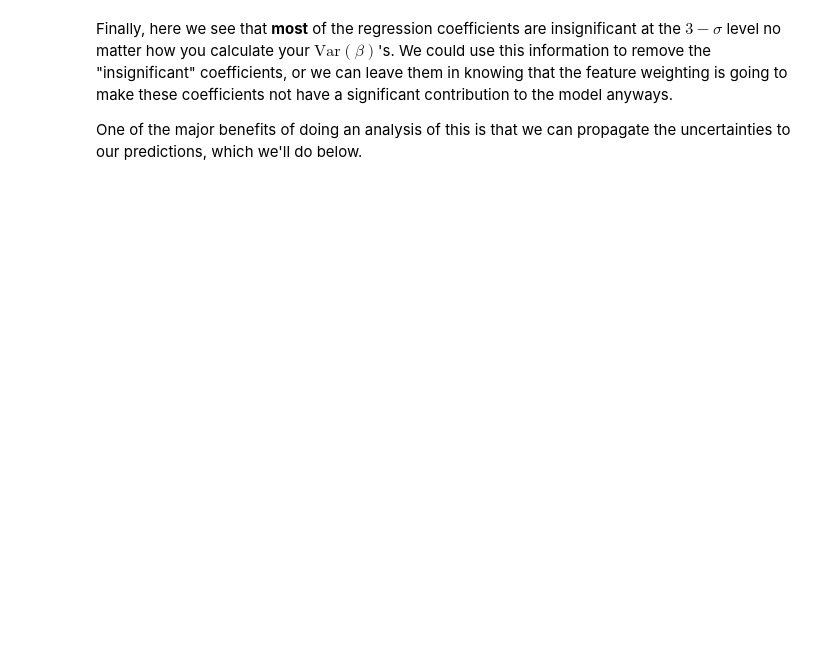
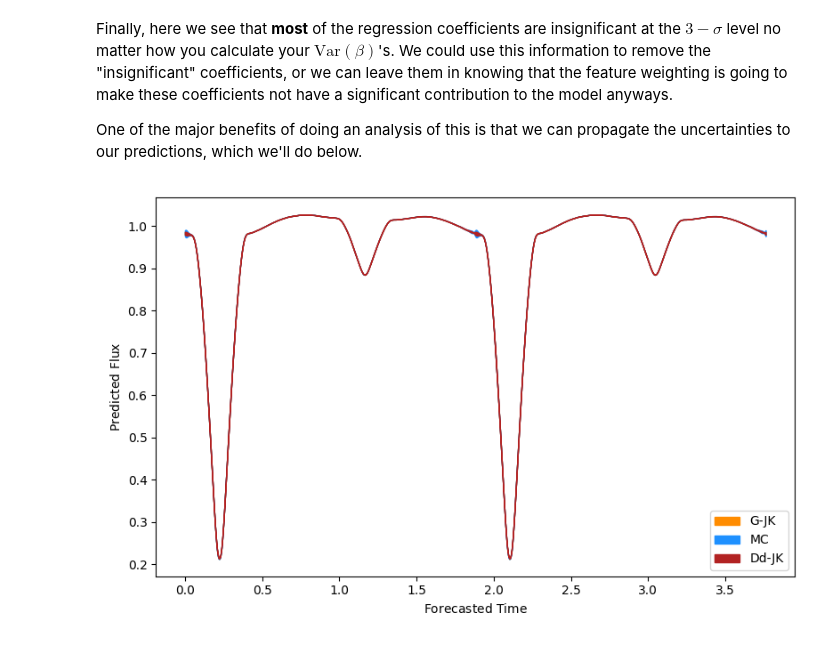
Before and after one commit to colej/puffins, a Jupyter notebook: notebooks/NB04_error_estimation.ipynb, the cells around one changed output. Saved outputs shown, nothing was run; the diff lists cells and outputs as text; code cells hidden in the pictures; blank space fills up the shorter version.

```diff
--- a/notebooks/NB04_error_estimation.ipynb
+++ b/notebooks/NB04_error_estimation.ipynb
@@ -191,8 +195,28 @@ Finally, here we see that __most__ of the regression coefficients are insignific
 
 One of the major benefits of doing an analysis of this is that we can propagate the uncertainties to our predictions, which we'll do below.
 # %%
-fig, axes = plt.subplots(3, 1, figsize=(4, 12))
+fig, ax = plt.subplots(1, 1, figsize=(8, 5))
 
-gjk_predict = fwls.predict(np.linspace(0, 2*period, 1000), coefficients=gjk['sampled_coefs'])
-mcs_predict = fwls.predict(np.linspace(0, 2*period, 1000), coefficients=mcs['sampled_coefs'])
-ddjk_predict = fwls.predict(np.linspace(0, 2*period, 1000), coefficients=ddjk['sampled_coefs'])
+t_pred = np.linspace(0, 2*period, 1000)
+
+gjk_p1 = fwls.predict(t_pred, coefficients=gjk['coefs_mean'] + 3 * np.sqrt(gjk['coefs_var']))
+gjk_m1 = fwls.predict(t_pred, coefficients=gjk['coefs_mean'] - 3 * np.sqrt(gjk['coefs_var']))
+
+mcs_p1 = fwls.predict(t_pred, coefficients=mcs['coefs_mean'] + 3 * np.sqrt(mcs['coefs_var']))
+mcs_m1 = fwls.predict(t_pred, coefficients=mcs['coefs_mean'] - 3 * np.sqrt(mcs['coefs_var']))
+
+ddjk_p1 = fwls.predict(t_pred, coefficients=ddjk['coefs_mean'] + 3 * np.sqrt(ddjk['coefs_var']))
+ddjk_m1 = fwls.predict(t_pred, coefficients=ddjk['coefs_mean'] - 3 * np.sqrt(ddjk['coefs_var']))
+
+
+ax.fill_between(t_pred, y1=gjk_m1[1], y2=gjk_p1[1], color='darkorange', label='G-JK')
+ax.fill_between(t_pred, y1=mcs_m1[1], y2=mcs_p1[1], color='dodgerblue', label='MC')
+ax.fill_between(t_pred, y1=ddjk_m1[1], y2=ddjk_p1[1], color='firebrick', label='Dd-JK')
+
+ax.set_xlabel(r'${\rm Forecasted~Time}$')
+ax.set_ylabel(r'${\rm Predicted~Flux}$')
+ax.legend()
+
+fig.tight_layout()
+# %% [output]
+[figure, added]
```
Also changed, not shown: parts of 4 cells of this notebook, 1 other file.
